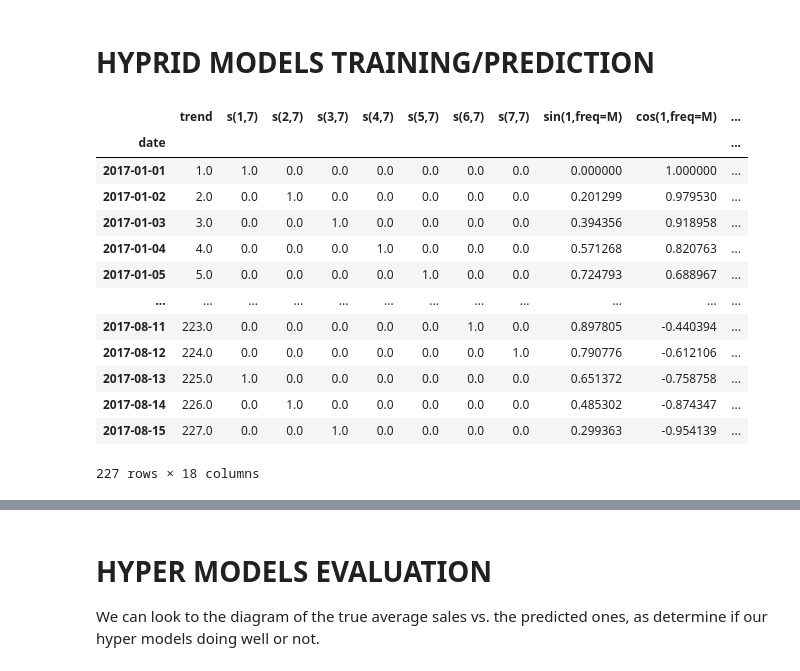
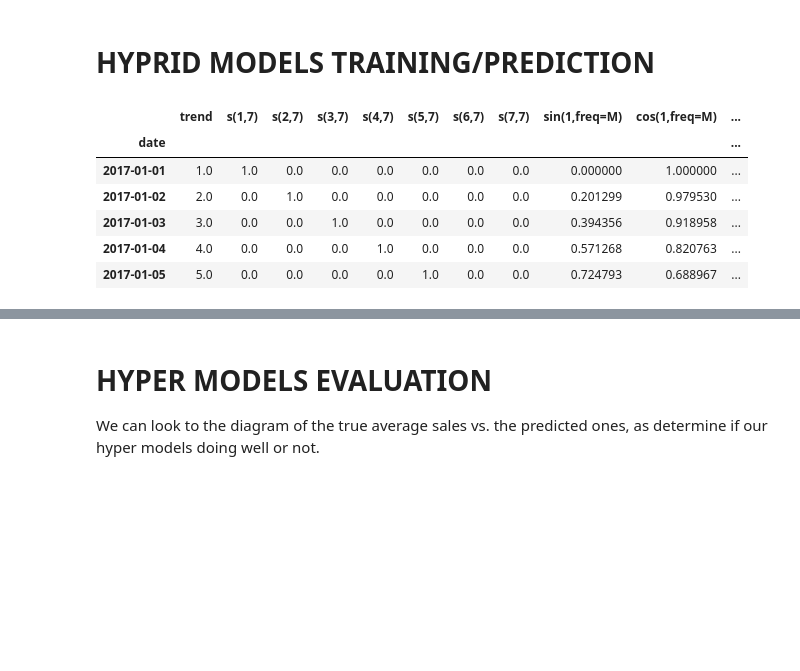
Before and after one commit to Nibroc00/Store-Sales-Machine-Learning, a Jupyter notebook: sales-prediction-using-linearregression-catboost.ipynb, the cells around one changed output, grey strips where cells are left out. Saved outputs shown, nothing was run; the diff lists cells and outputs as text; code cells hidden in the pictures; blank space fills up the shorter version.

```diff
--- a/sales-prediction-using-linearregression-catboost.ipynb
+++ b/sales-prediction-using-linearregression-catboost.ipynb
@@ -274,22 +270,15 @@ def predict(model_1, model_2, X_train_1, X_train_2):
 # %% [markdown]
 # **HYPRID MODELS TRAINING/PREDICTION**
 # %%
-X_train_1
+X_train_1.head()
 # %% [output]
 |  | trend | s(1,7) | s(2,7) | s(3,7) | s(4,7) | s(5,7) | s(6,7) | s(7,7) | sin(1,freq=M) | cos(1,freq=M) | ... |
 | date |  |  |  |  |  |  |  |  |  |  | ... |
 | 2017-01-01 | 1.0 | 1.0 | 0.0 | 0.0 | 0.0 | 0.0 | 0.0 | 0.0 | 0.000000 | 1.000000 | ... |
 | 2017-01-02 | 2.0 | 0.0 | 1.0 | 0.0 | 0.0 | 0.0 | 0.0 | 0.0 | 0.201299 | 0.979530 | ... |
 | 2017-01-03 | 3.0 | 0.0 | 0.0 | 1.0 | 0.0 | 0.0 | 0.0 | 0.0 | 0.394356 | 0.918958 | ... |
 | 2017-01-04 | 4.0 | 0.0 | 0.0 | 0.0 | 1.0 | 0.0 | 0.0 | 0.0 | 0.571268 | 0.820763 | ... |
 | 2017-01-05 | 5.0 | 0.0 | 0.0 | 0.0 | 0.0 | 1.0 | 0.0 | 0.0 | 0.724793 | 0.688967 | ... |
-| ... | ... | ... | ... | ... | ... | ... | ... | ... | ... | ... | ... |
-| 2017-08-11 | 223.0 | 0.0 | 0.0 | 0.0 | 0.0 | 0.0 | 1.0 | 0.0 | 0.897805 | -0.440394 | ... |
-| 2017-08-12 | 224.0 | 0.0 | 0.0 | 0.0 | 0.0 | 0.0 | 0.0 | 1.0 | 0.790776 | -0.612106 | ... |
-| 2017-08-13 | 225.0 | 1.0 | 0.0 | 0.0 | 0.0 | 0.0 | 0.0 | 0.0 | 0.651372 | -0.758758 | ... |
-| 2017-08-14 | 226.0 | 0.0 | 1.0 | 0.0 | 0.0 | 0.0 | 0.0 | 0.0 | 0.485302 | -0.874347 | ... |
-| 2017-08-15 | 227.0 | 0.0 | 0.0 | 1.0 | 0.0 | 0.0 | 0.0 | 0.0 | 0.299363 | -0.954139 | ... |
-227 rows × 18 columns
 # %%
 # X_train_2: Features for CatBoost
 X_train_2 = train.drop(['id','sales'],axis=1).set_index('date').loc['2017']
```
Also changed, not shown: parts of 5 cells of this notebook, 5 other files.
